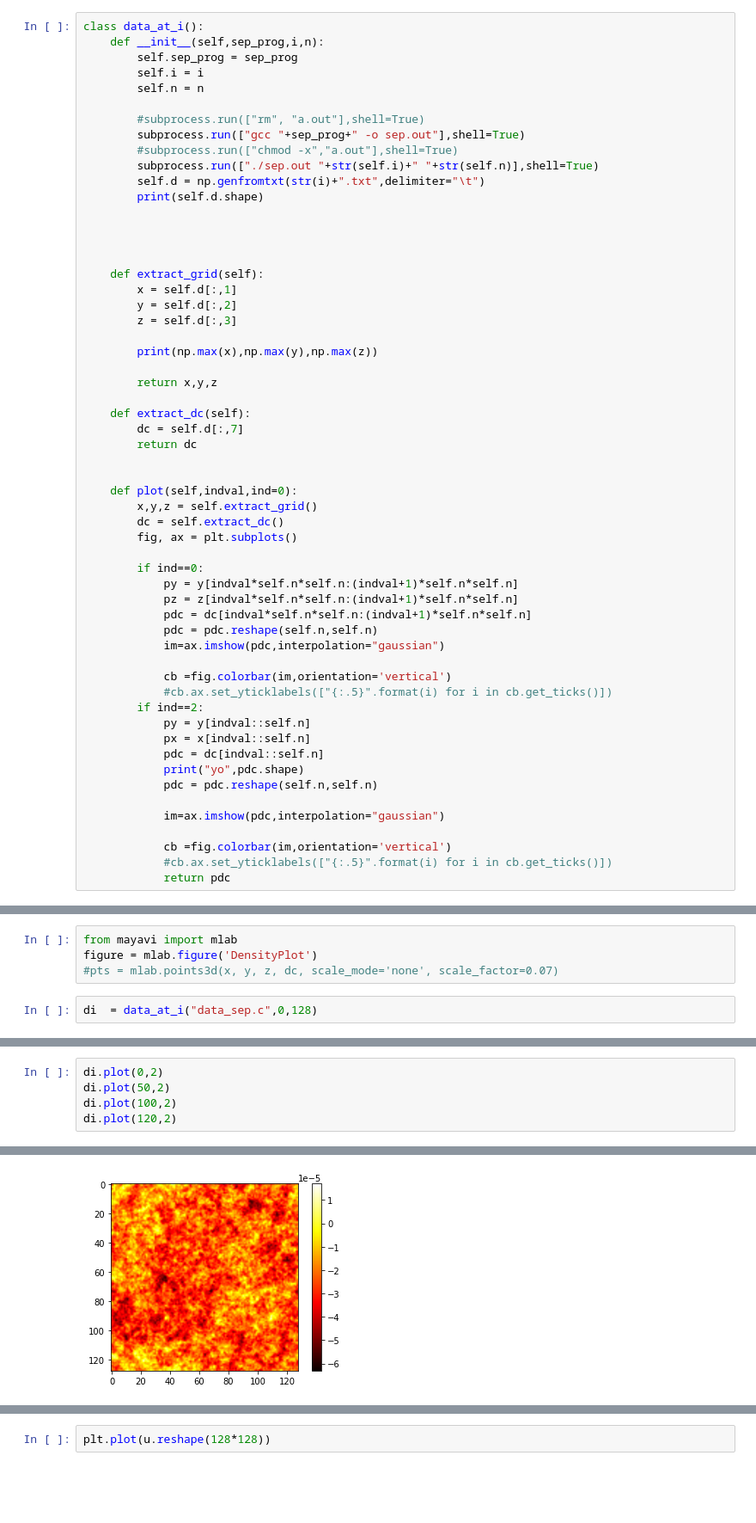
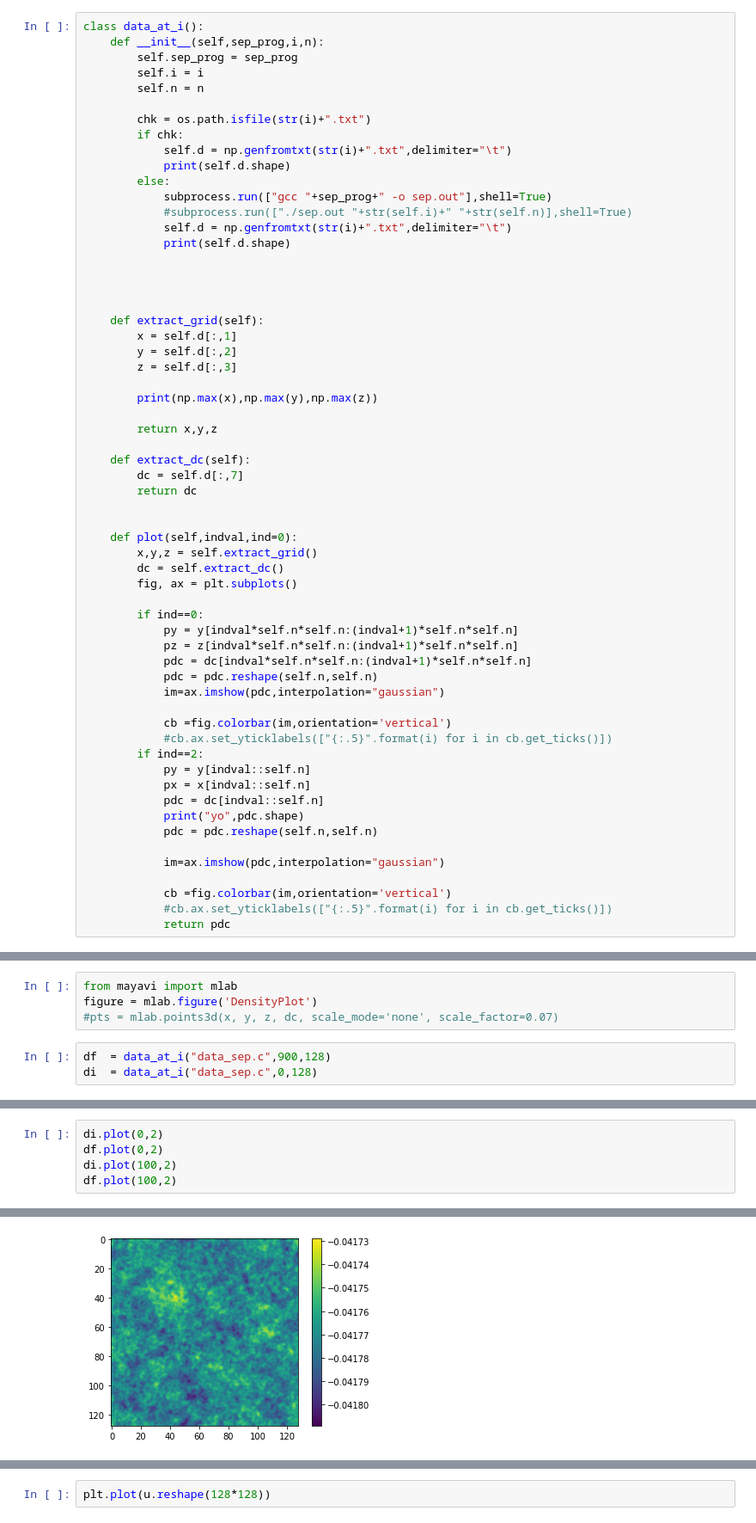
Before and after one commit to manu0x/scalar_fields, a Jupyter notebook: plotter.ipynb, the cells around one changed output, grey strips where cells are left out. Shown at 86% size. Saved outputs shown, nothing was run; the diff lists cells and outputs as text; blank space fills up the shorter version.

```diff
--- a/plotter.ipynb
+++ b/plotter.ipynb
@@ -18,12 +11,15 @@ class data_at_i():
         self.i = i
         self.n = n
 
-        #subprocess.run(["rm", "a.out"],shell=True)
-        subprocess.run(["gcc "+sep_prog+" -o sep.out"],shell=True)
-        #subprocess.run(["chmod -x","a.out"],shell=True)
-        subprocess.run(["./sep.out "+str(self.i)+" "+str(self.n)],shell=True)
-        self.d = np.genfromtxt(str(i)+".txt",delimiter="\t")
-        print(self.d.shape)
+        chk = os.path.isfile(str(i)+".txt")
+        if chk:
+            self.d = np.genfromtxt(str(i)+".txt",delimiter="\t")
+            print(self.d.shape)
+        else:
+            subprocess.run(["gcc "+sep_prog+" -o sep.out"],shell=True)
+            #subprocess.run(["./sep.out "+str(self.i)+" "+str(self.n)],shell=True)
+            self.d = np.genfromtxt(str(i)+".txt",delimiter="\t")
+            print(self.d.shape)
 
 
 
@@ -81,5 +77,6 @@ from mayavi import mlab
 figure = mlab.figure('DensityPlot')
 #pts = mlab.points3d(x, y, z, dc, scale_mode='none', scale_factor=0.07)
 # %%
+df  = data_at_i("data_sep.c",900,128)
 di  = data_at_i("data_sep.c",0,128)
 # %% [output]
@@ -96,8 +85,8 @@ i is 0 128
 # %%
 di.plot(0,2)
-di.plot(50,2)
+df.plot(0,2)
 di.plot(100,2)
-di.plot(120,2)
+df.plot(100,2)
 # %% [output]
 2.54 2.54 2.54
 yo (16384,)
@@ -118 +113 @@ array([[-3.0e-05, -4.4e-05, -3.9e-05, ..., -1.7e-05, -9.0e-06, -2.4e-05],
-[figure, old version]
+[figure, new version]
```
Also changed, not shown: parts of 8 cells of this notebook, 3 other files.
